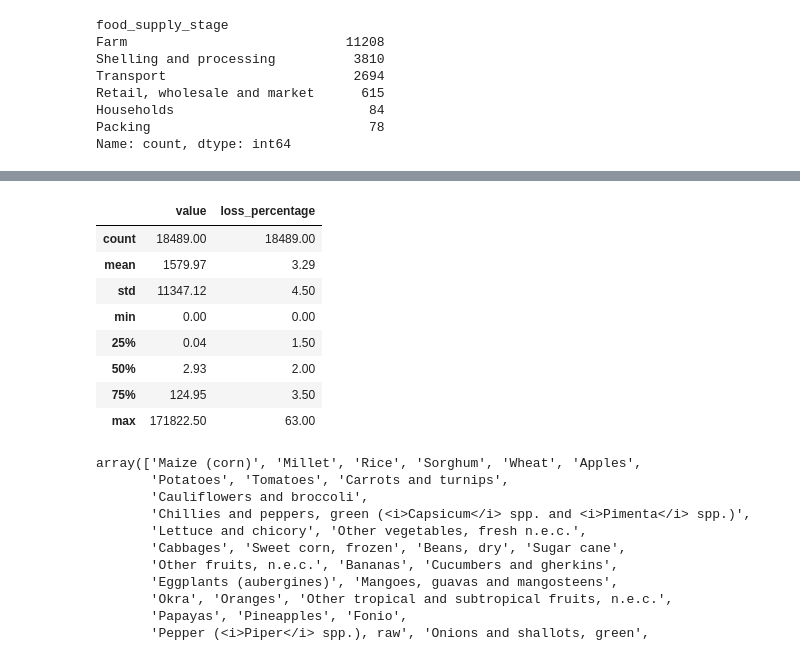
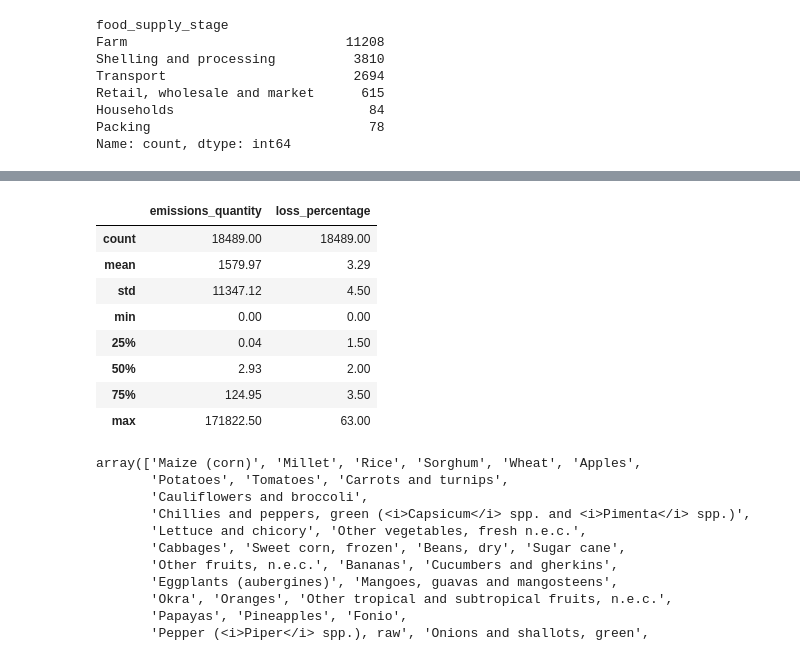
Before and after one commit to AlexRibeiro95/Project_FoodWaste, a Jupyter notebook: EDA/Main.ipynb, the cells around one changed output, grey strips where cells are left out. Cells and saved outputs as stored; diff of their text form; code cells hidden in the pictures.

```diff
--- a/EDA/Main.ipynb
+++ b/EDA/Main.ipynb
@@ -11,7 +11,11 @@ import plotly.express as px
 emissions_df = pd.read_csv('/Users/alexandreribeiro/Desktop/Emissions_dataset.csv')
 foodwaste_df = pd.read_csv('/Users/alexandreribeiro/Desktop/Food-Waste_dataset.csv')
 
-#Check the first 5 rows of the emissions dataset
+#Change column value to emissions_quantity
+
+emissions_df.rename(columns={'value':'emissions_quantity'}, inplace=True)
+
+#Check the first 5 rows of the food waste dataset
 
 emissions_df.head()
 # %% [output]
@@ -133,9 +137,9 @@ merged_df.head()
 # %%
 #Describe value and loss_percentage
 
-merged_df[['value', 'loss_percentage']].describe().round(2)
+merged_df[['emissions_quantity', 'loss_percentage']].describe().round(2)
 # %% [output]
-|  | value | loss_percentage |
+|  | emissions_quantity | loss_percentage |
 | count | 18489.00 | 18489.00 |
 | mean | 1579.97 | 3.29 |
 | std | 11347.12 | 4.50 |
```
Also changed, not shown: parts of 17 cells of this notebook.
